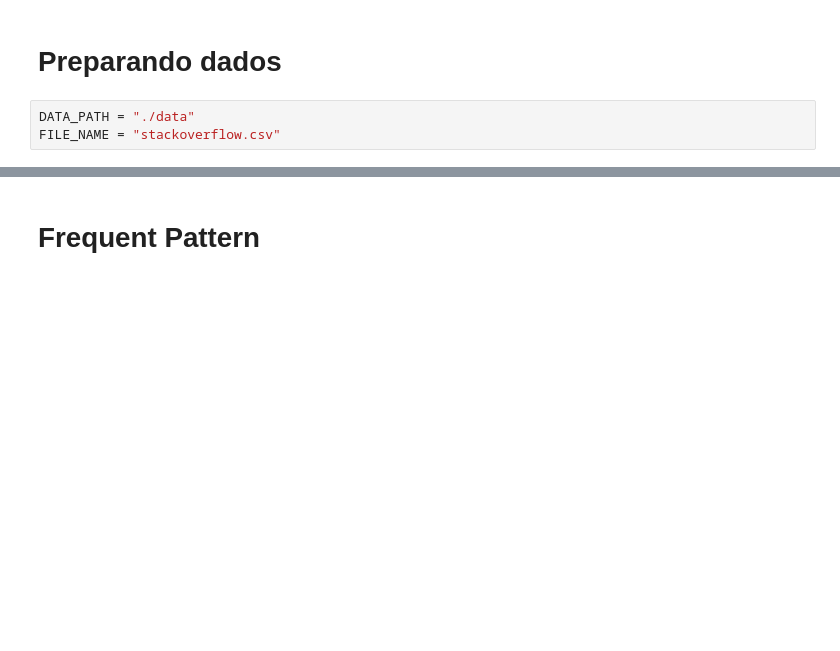
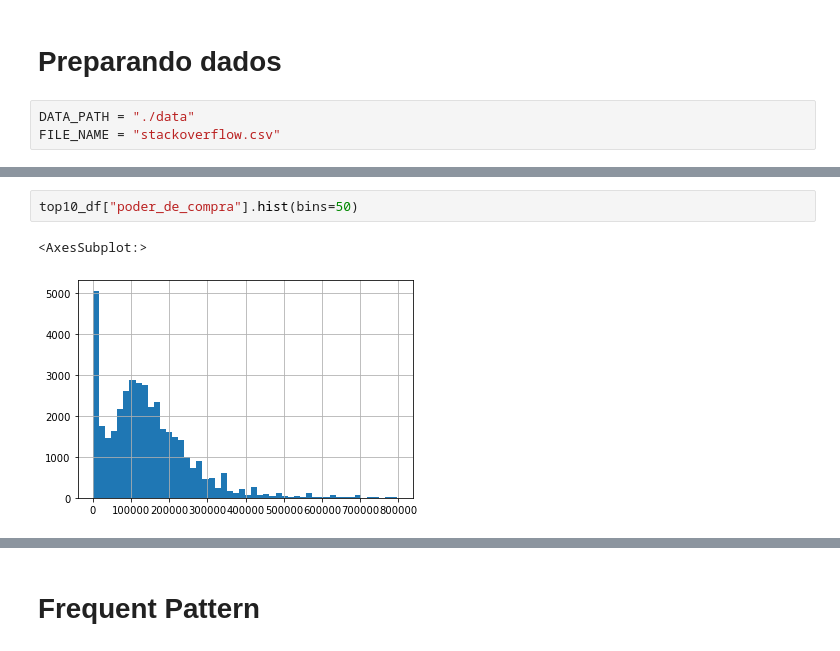
Before and after one commit to vinciusb/TP-AD, a Jupyter notebook: stackoverfllow_2.ipynb, the cells around one changed output, grey strips where cells are left out. Cells and saved outputs as stored; diff of their text form; blank space fills up the shorter version.

```diff
--- a/stackoverfllow_2.ipynb
+++ b/stackoverfllow_2.ipynb
@@ -99,0 +101,5 @@ top10_df[["poder_de_compra", "stacks"]]
+# %%
+top10_df["poder_de_compra"].hist(bins=50)
+# %% [output]
+<AxesSubplot:>
+[figure, added]
```
Also changed, not shown: parts of 39 cells of this notebook.
